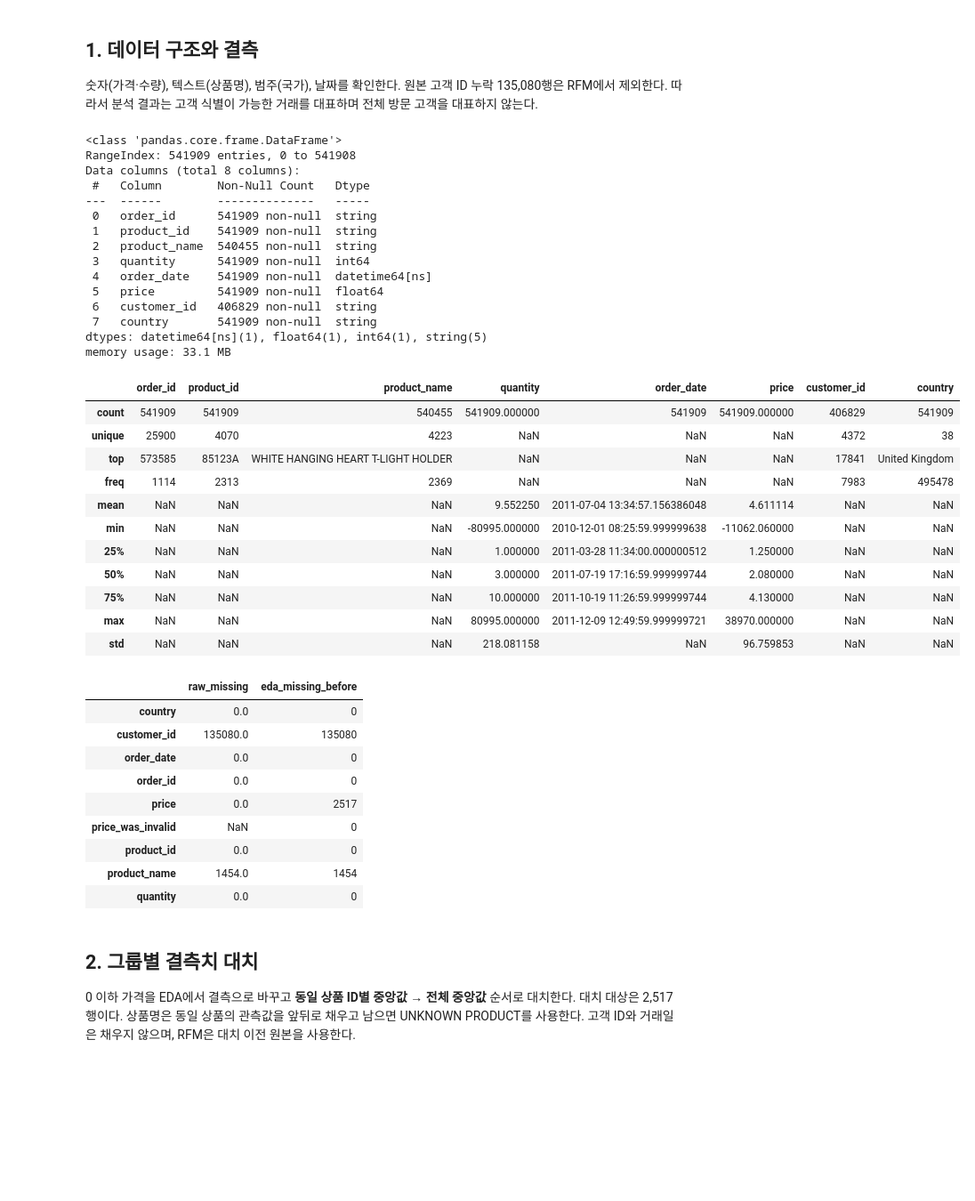
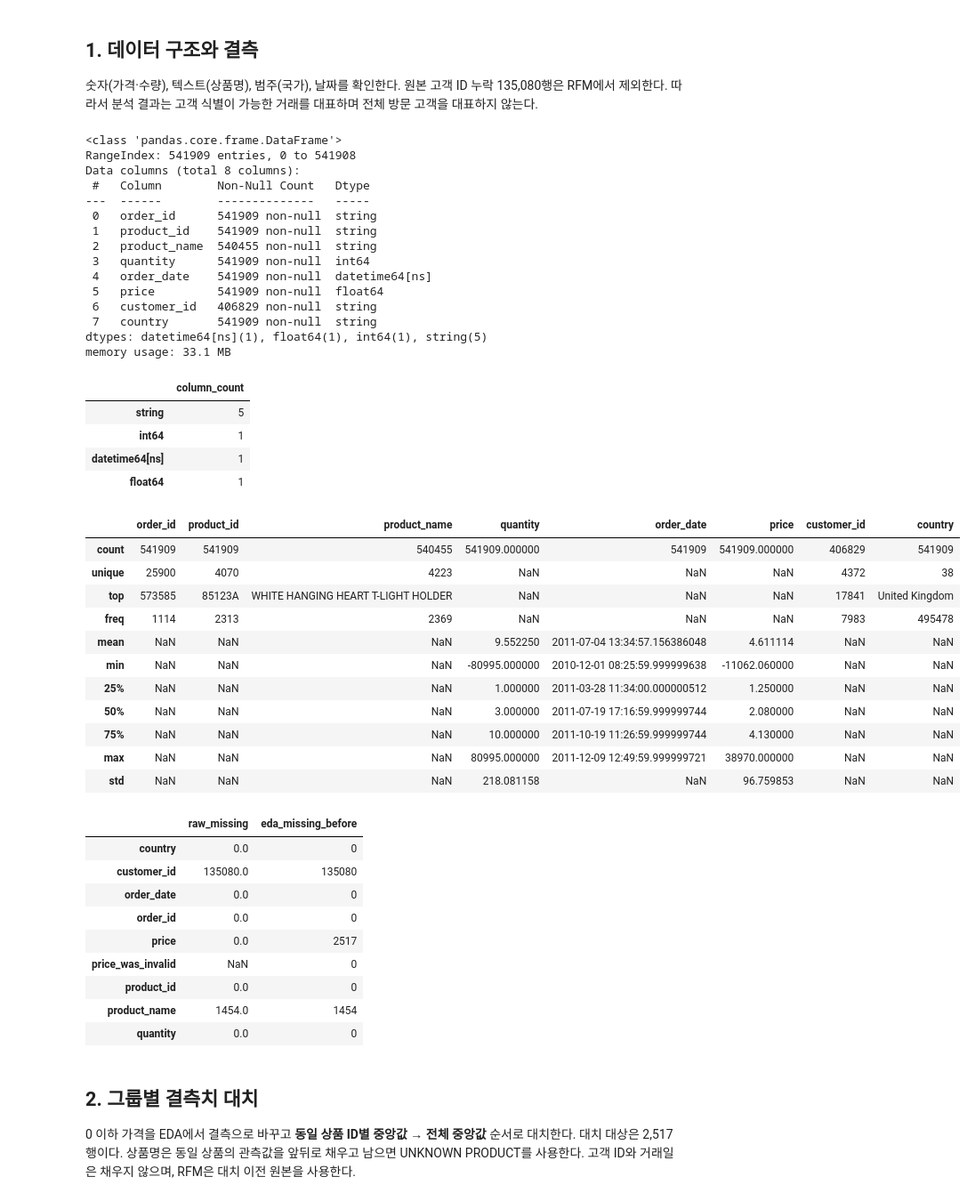
Before and after one commit to 00skgun/codessey_advance, a Jupyter notebook: 1-1/notebooks/analysis_report.ipynb, the cells around one changed output. Shown at 89% size. Saved outputs shown, nothing was run; the diff lists cells and outputs as text; code cells hidden in the pictures; blank space fills up the shorter version.

Commit message:
Address analysis feedback with reproducible execution evidence

```diff
--- a/1-1/notebooks/analysis_report.ipynb
+++ b/1-1/notebooks/analysis_report.ipynb
@@ -36,47 +36,56 @@ Rows / raw columns: (541909, 8)
 ## 1. 데이터 구조와 결측
 숫자(가격·수량), 텍스트(상품명), 범주(국가), 날짜를 확인한다. 원본 고객 ID 누락 135,080행은 RFM에서 제외한다. 따라서 분석 결과는 고객 식별이 가능한 거래를 대표하며 전체 방문 고객을 대표하지 않는다.
 # %%
+from scripts.report_evidence import load_config, correlation_pairs
+settings = load_config(ROOT / 'outputs/config_used.json')
+a.analysis_config = settings
 a.raw.info()
+display(a.raw.dtypes.astype(str).value_counts().rename('column_count').to_frame())
 display(a.raw.describe(include='all'))
 display(pd.DataFrame({'raw_missing': a.raw.isna().sum(), 'eda_missing_before': a.df.isna().sum()}))
 # %% [output]
 <class 'pandas.core.frame.DataFrame'>
 RangeIndex: 541909 entries, 0 to 541908
 Data columns (total 8 columns):
  #   Column        Non-Null Count   Dtype
 ---  ------        --------------   -----
  0   order_id      541909 non-null  string
  1   product_id    541909 non-null  string
  2   product_name  540455 non-null  string
  3   quantity      541909 non-null  int64
  4   order_date    541909 non-null  datetime64[ns]
  5   price         541909 non-null  float64
  6   customer_id   406829 non-null  string
  7   country       541909 non-null  string
 dtypes: datetime64[ns](1), float64(1), int64(1), string(5)
 memory usage: 33.1 MB
-|  | order_id | product_id | product_name | quantity | order_date | price | customer_id | country |
-| count | 541909 | 541909 | 540455 | 541909.000000 | 541909 | 541909.000000 | 406829 | 541909 |
-| unique | 25900 | 4070 | 4223 | NaN | NaN | NaN | 4372 | 38 |
-| top | 573585 | 85123A | WHITE HANGING HEART T-LIGHT HOLDER | NaN | NaN | NaN | 17841 | United Kingdom |
-| freq | 1114 | 2313 | 2369 | NaN | NaN | NaN | 7983 | 495478 |
-| mean | NaN | NaN | NaN | 9.552250 | 2011-07-04 13:34:57.156386048 | 4.611114 | NaN | NaN |
-| min | NaN | NaN | NaN | -80995.000000 | 2010-12-01 08:25:59.999999638 | -11062.060000 | NaN | NaN |
-| 25% | NaN | NaN | NaN | 1.000000 | 2011-03-28 11:34:00.000000512 | 1.250000 | NaN | NaN |
-| 50% | NaN | NaN | NaN | 3.000000 | 2011-07-19 17:16:59.999999744 | 2.080000 | NaN | NaN |
-| 75% | NaN | NaN | NaN | 10.000000 | 2011-10-19 11:26:59.999999744 | 4.130000 | NaN | NaN |
-| max | NaN | NaN | NaN | 80995.000000 | 2011-12-09 12:49:59.999999721 | 38970.000000 | NaN | NaN |
-| std | NaN | NaN | NaN | 218.081158 | NaN | 96.759853 | NaN | NaN |
+|  | column_count |
+| string | 5 |
+| int64 | 1 |
+| datetime64[ns] | 1 |
+| float64 | 1 |
-|  | raw_missing | eda_missing_before |
-| country | 0.0 | 0 |
-| customer_id | 135080.0 | 135080 |
-| order_date | 0.0 | 0 |
-| order_id | 0.0 | 0 |
-| price | 0.0 | 2517 |
-| price_was_invalid | NaN | 0 |
-| product_id | 0.0 | 0 |
-| product_name | 1454.0 | 1454 |
-| quantity | 0.0 | 0 |
+|  | order_id | product_id | product_name | quantity | order_date | price | customer_id | country |
+| count | 541909 | 541909 | 540455 | 541909.000000 | 541909 | 541909.000000 | 406829 | 541909 |
+| unique | 25900 | 4070 | 4223 | NaN | NaN | NaN | 4372 | 38 |
+| top | 573585 | 85123A | WHITE HANGING HEART T-LIGHT HOLDER | NaN | NaN | NaN | 17841 | United Kingdom |
+| freq | 1114 | 2313 | 2369 | NaN | NaN | NaN | 7983 | 495478 |
+| mean | NaN | NaN | NaN | 9.552250 | 2011-07-04 13:34:57.156386048 | 4.611114 | NaN | NaN |
+| min | NaN | NaN | NaN | -80995.000000 | 2010-12-01 08:25:59.999999638 | -11062.060000 | NaN | NaN |
+| 25% | NaN | NaN | NaN | 1.000000 | 2011-03-28 11:34:00.000000512 | 1.250000 | NaN | NaN |
+| 50% | NaN | NaN | NaN | 3.000000 | 2011-07-19 17:16:59.999999744 | 2.080000 | NaN | NaN |
+| 75% | NaN | NaN | NaN | 10.000000 | 2011-10-19 11:26:59.999999744 | 4.130000 | NaN | NaN |
+| max | NaN | NaN | NaN | 80995.000000 | 2011-12-09 12:49:59.999999721 | 38970.000000 | NaN | NaN |
+| std | NaN | NaN | NaN | 218.081158 | NaN | 96.759853 | NaN | NaN |
+|  | raw_missing | eda_missing_before |
+| country | 0.0 | 0 |
+| customer_id | 135080.0 | 135080 |
+| order_date | 0.0 | 0 |
+| order_id | 0.0 | 0 |
+| price | 0.0 | 2517 |
+| price_was_invalid | NaN | 0 |
+| product_id | 0.0 | 0 |
+| product_name | 1454.0 | 1454 |
+| quantity | 0.0 | 0 |
 # %% [markdown]
 ## 2. 그룹별 결측치 대치
 0 이하 가격을 EDA에서 결측으로 바꾸고 **동일 상품 ID별 중앙값 → 전체 중앙값** 순서로 대치한다. 대치 대상은 2,517행이다. 상품명은 동일 상품의 관측값을 앞뒤로 채우고 남으면 UNKNOWN PRODUCT를 사용한다. 고객 ID와 거래일은 채우지 않으며, RFM은 대치 이전 원본을 사용한다.
```
Also changed, not shown: parts of 7 cells of this notebook, 20 other files.
